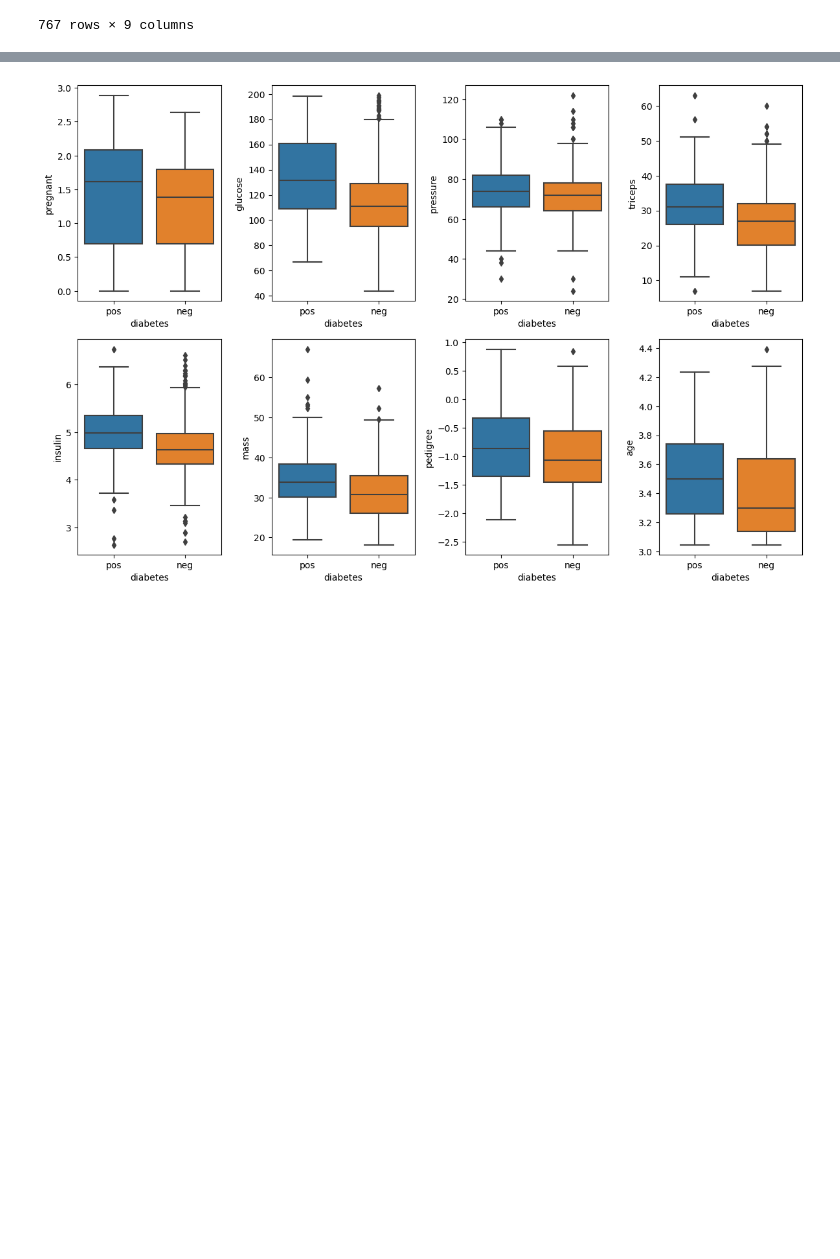
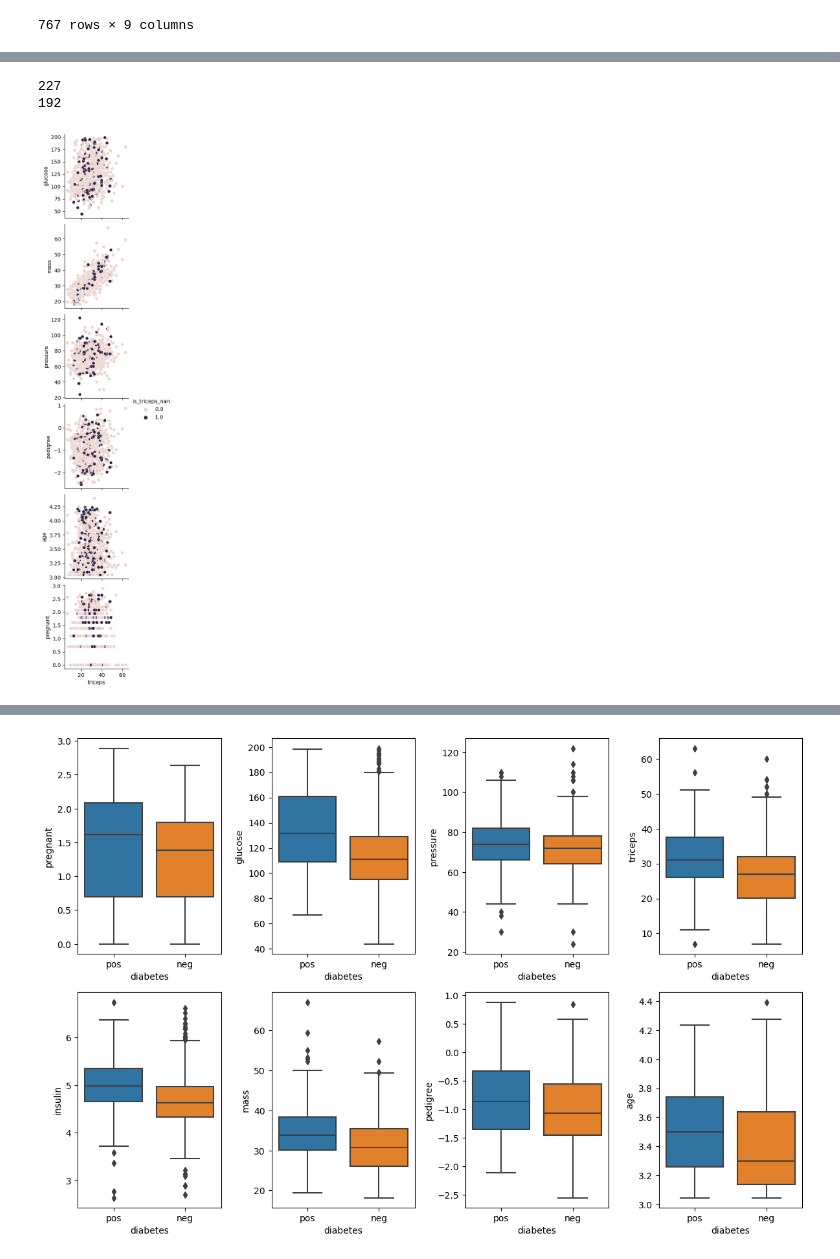
Before and after one commit to darthaydar/Data-Science-Project-Pima, a Jupyter notebook: pima_project.ipynb, the cells around one changed output, grey strips where cells are left out. Saved outputs shown, nothing was run; the diff lists cells and outputs as text; code cells hidden in the pictures; blank space fills up the shorter version.

```diff
--- a/pima_project.ipynb
+++ b/pima_project.ipynb
@@ -135,0 +151,33 @@ sns.pairplot(df, hue='is_insulin_nan', x_vars=['insulin'], y_vars=['glucose', 'm
+# %%
+#Graph imputed tricep values vs. non-imputed tricep values
+t_data_log = data_log.copy()
+
+
+#filter out rows with NaN values for insulin, mass, pressure, and glucose
+
+#possible error/problem
+#
+#if I drop all of the insulin NaN values, then there are no tricep NaN values left. I will drop the 'insulin' in pairplot to fix this
+
+#t_data_log_filter = t_data_log.dropna(subset=['insulin'])
+t_data_log_filter = t_data_log.dropna(subset=['mass'])
+t_data_log_filter = t_data_log_filter.dropna(subset=['pressure'])
+t_data_log_filter = t_data_log_filter.dropna(subset=['glucose'])
+
+
+#setup a true/false for if the tricep value is NaN in transformed + filtered data
+t_df = df.copy()
+t_df['is_triceps_nan'] = t_data_log_filter['triceps'].isna()
+
+
+#graph the rows that are imputed values for tricep in black, the rest of the data is orange.
+sns.pairplot(t_df, hue='is_triceps_nan', x_vars=['triceps'], y_vars=['glucose', 'mass', 'pressure', 'pedigree', 'age', 'pregnant'])
+
+
+print(data_log['triceps'].isna().sum())
+print(t_data_log_filter['triceps'].isna().sum())
+#t_data_log
+# %% [output]
+227
+192
+[figure, added]
```
Also changed, not shown: parts of 11 cells of this notebook.
